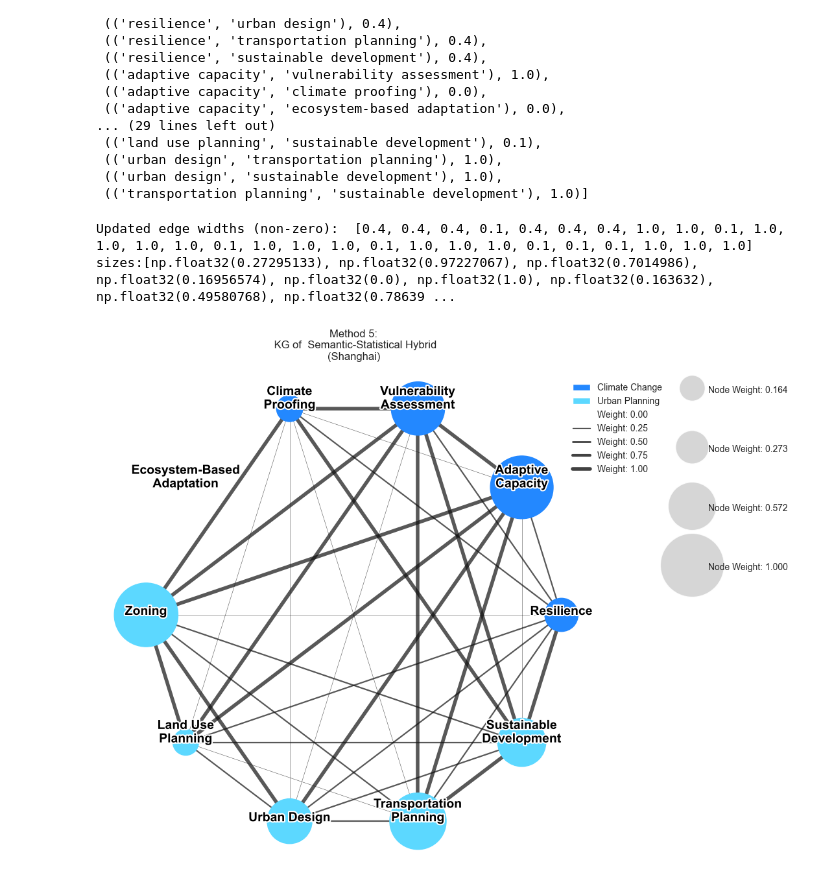
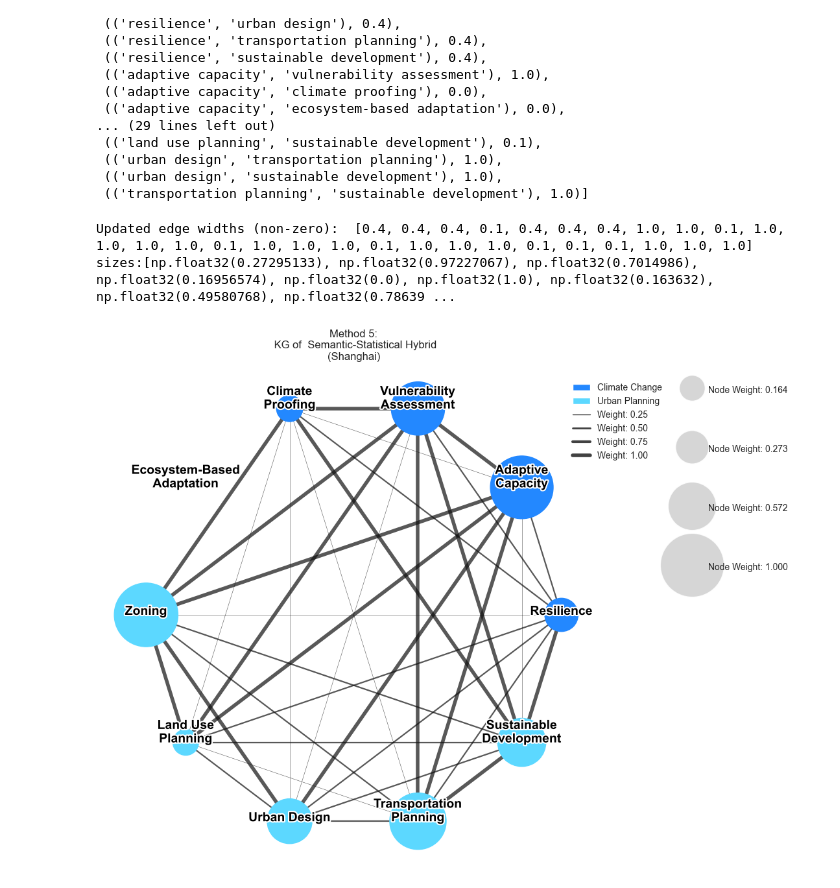
Before and after one commit to LiliLIN0324/Knowledge_Graph, a Jupyter notebook: Method5_BerTopic_shanghai.ipynb, the cells around one changed output. Drawn from its saved outputs; the diff is of its cells as text; code cells hidden in the pictures.

```diff
--- a/Method5_BerTopic_shanghai.ipynb
+++ b/Method5_BerTopic_shanghai.ipynb
@@ -726,7 +726,7 @@ if len(sorted_weights) > max_legend_items:
     sorted_sizes =  middle_sizes + [last_size]
 
 # 添加边权重示例
-for w, width in zip(example_weights[:], example_widths[:]):
+for w, width in zip(example_weights[1:], example_widths[1:]):
 #for w, width in zip(example_weights[2:], example_widths[2:]): # ***这个可以设置看几个edge weight
     legend_elements.append(
         Line2D(
@@ -748,33 +748,33 @@ node_size_legend = [
     for weight, size in zip(sorted_weights, sorted_sizes)
 ]
 legend_elements.extend(node_size_legend)
 
 # 绘制节点图例
 node_legend = plt.legend(
-    handles=legend_elements[:7],  # 节点相关图例
+    handles=legend_elements[:6],  # 节点相关图例
     loc="upper right",
     bbox_to_anchor=(1.15, 1),
     fontsize=10,
     #labelspacing=1.2,
     frameon=False,
     borderpad=1.5    # 增加边框和内容之间的填充
 )
 plt.gca().add_artist(node_legend)  # 手动添加第一个图例
 # 绘制边权重图例
 plt.legend(
-    handles=legend_elements[7:],  # 边权重相关图例
+    handles=legend_elements[6:],  # 边权重相关图例
     loc="upper right",
     bbox_to_anchor=(1.4, 1),
     fontsize=10,
     frameon=False,
     labelspacing=5,  #1.2 # 增加标签之间的垂直间距
     handleheight=2,    # 增加句柄（marker）高度
     borderpad=1.5      # 增加边框和内容之间的填充
 )
 plt.title("Method 5:\n KG of  Semantic-Statistical Hybrid\n(Shanghai)")
 plt.axis('off')
 plt.show()
 # %% [output]
 Updated edge widths (non-zero):  [0.4, 0.4, 0.4, 0.1, 0.4, 0.4, 0.4, 1.0, 1.0, 0.1, 1.0, 1.0, 1.0, 1.0, 0.1, 1.0, 1.0, 1.0, 0.1, 1.0, 1.0, 1.0, 0.1, 0.1, 0.1, 1.0, 1.0, 1.0]
 sizes:[np.float32(0.27295133), np.float32(0.97227067), np.float32(0.7014986), np.float32(0.16956574), np.float32(0.0), np.float32(1.0), np.float32(0.163632), np.float32(0.49580768), np.float32(0.78639 ...
-[figure, old version]
+[figure, new version]
```
Also changed, not shown: 1 other file.
